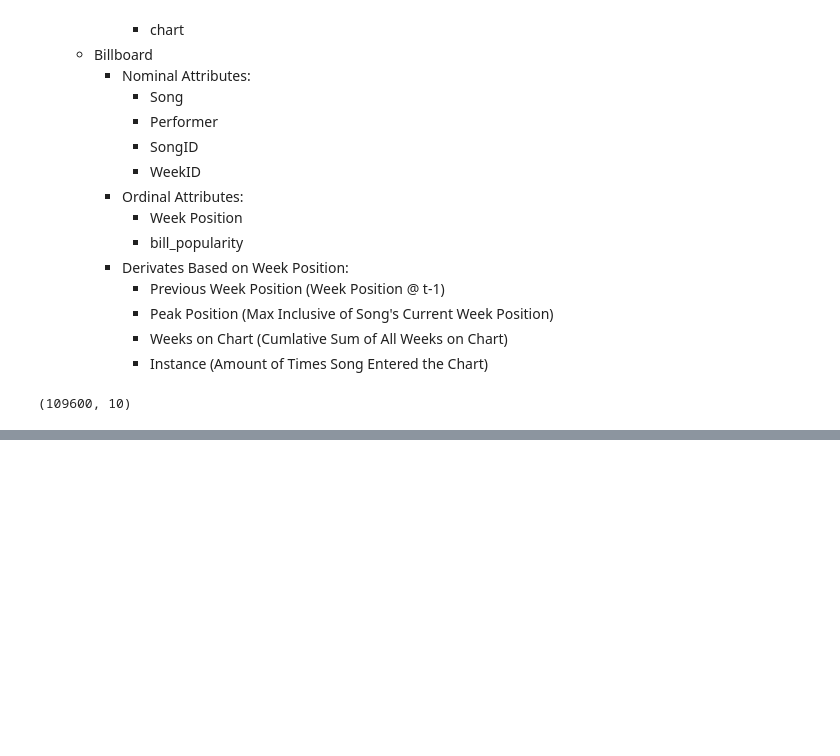
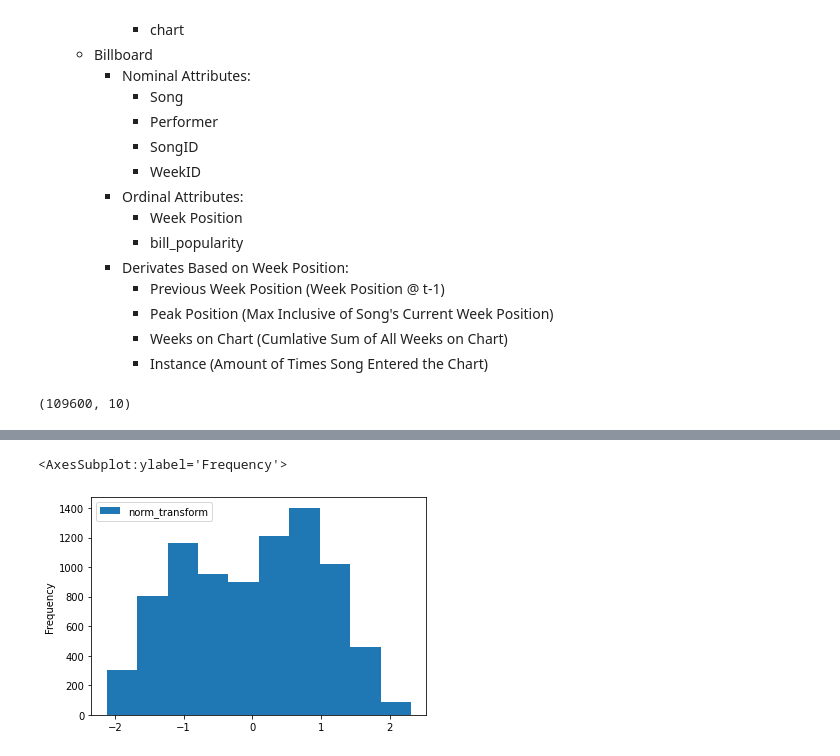
Before and after one commit to kyle-rgb/Spotify_Project, a Jupyter notebook: notebooks/Charts.ipynb, the cells around one changed output, grey strips where cells are left out. Saved outputs shown, nothing was run; the diff lists cells and outputs as text; code cells hidden in the pictures; blank space fills up the shorter version.

```diff
--- a/notebooks/Charts.ipynb
+++ b/notebooks/Charts.ipynb
@@ -151,0 +741,4 @@ fig.show()
+# %%
+Xs = bill_with_tail.groupby("SongID").sum().bill_popularity.values
+# %%
+pt = PowerTransformer("box-cox")
@@ -151,0 +749,5 @@ fig.show()
+# %%
+pd.DataFrame(pt.transform(Xs.reshape(-1, 1)).reshape(-1), columns=["norm_transform"]).plot(kind="hist", y="norm_transform")
+# %% [output]
+<AxesSubplot:ylabel='Frequency'>
+[figure, added]
```
Also changed, not shown: parts of 118 cells of this notebook, 1 other file.
